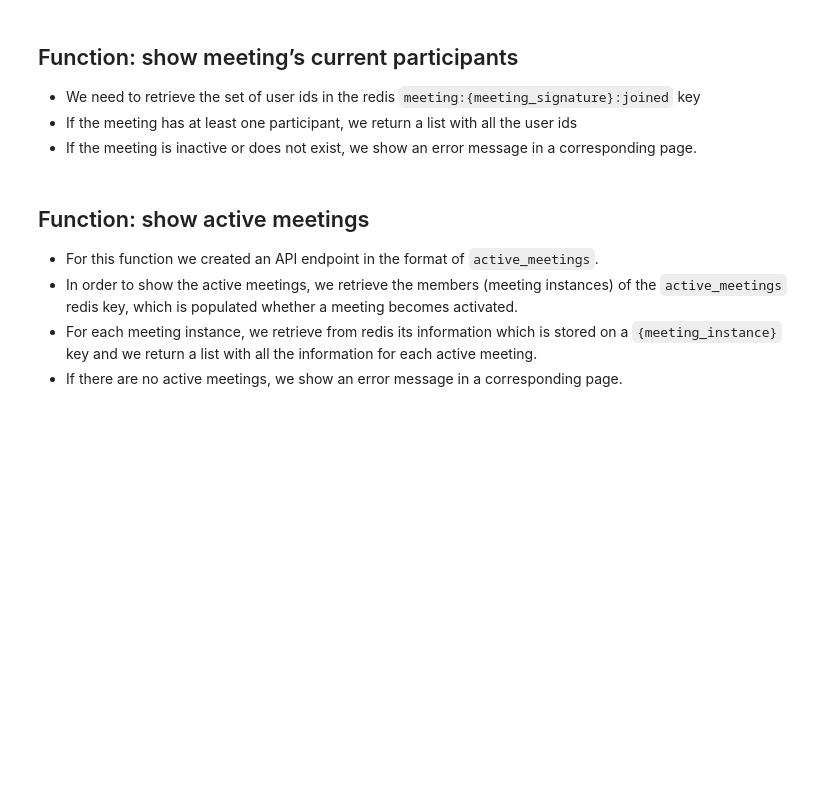
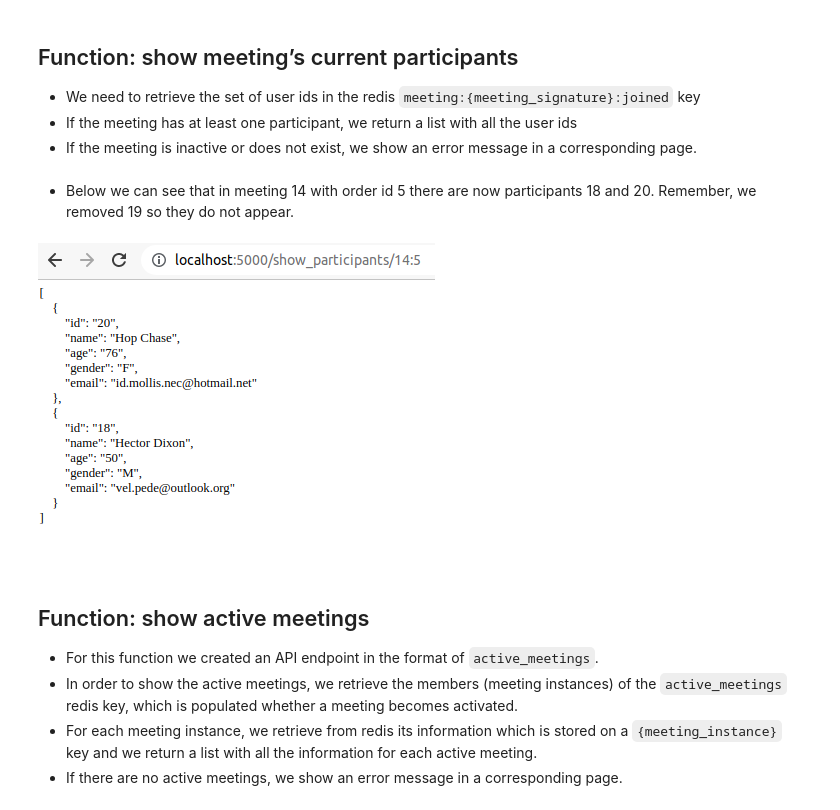
Before and after one commit to gdrosos/Big-Data-Management-Systems-Assignments, a Jupyter notebook: redis/Big Data Management Systems - 3nd Assignment.ipynb, the cells around one changed output. Saved outputs shown, nothing was run; the diff lists cells and outputs as text; code cells hidden in the pictures; blank space fills up the shorter version.

```diff
--- a/redis/Big Data Management Systems - 3nd Assignment.ipynb
+++ b/redis/Big Data Management Systems - 3nd Assignment.ipynb
@@ -448,6 +439,12 @@ def show_meeting_participants(meeting_signature):
             raise Exception(f"meeting is either inactive or does not exist!")
     except Exception as e:
         return render_template('index.html', posts=[f"Error:{str(e)}"])
+# %% [markdown]
+* Below we can see that in meeting 14 with order id 5 there are now participants 18 and 20. Remember, we removed 19 so they do not appear.
+# %%
+Image("img/show_participants.png")
+# %% [output]
+[figure, added]
 # %% [markdown]
 ## Function: show active meetings
 
```
Also changed, not shown: parts of 14 cells of this notebook.
